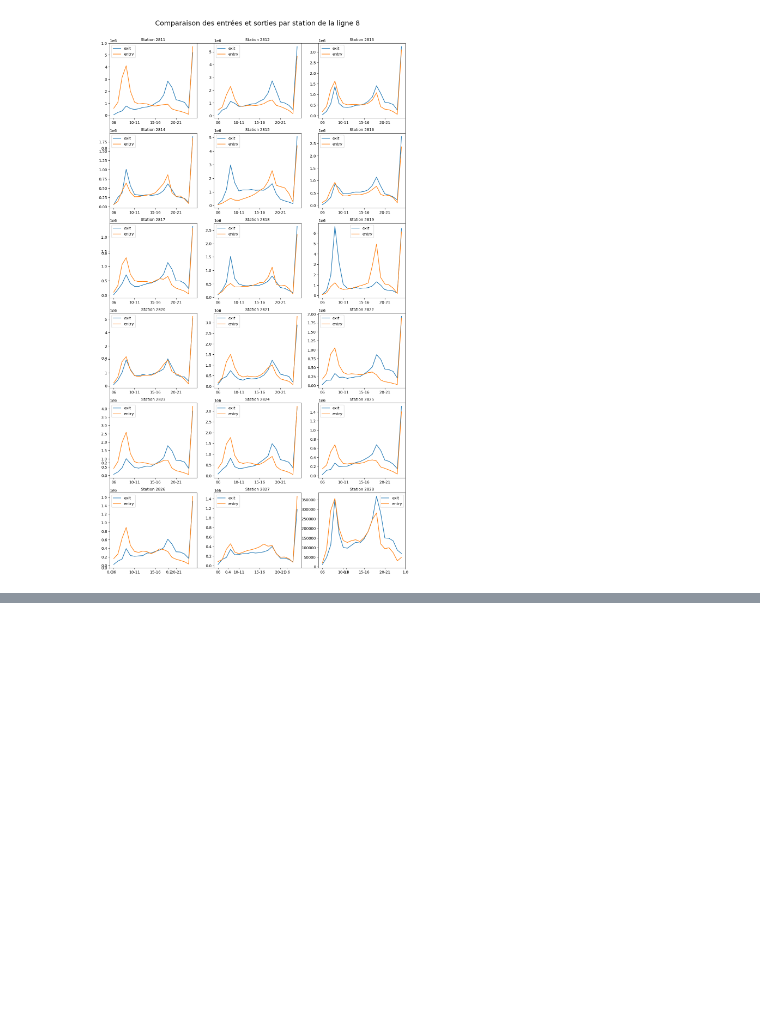
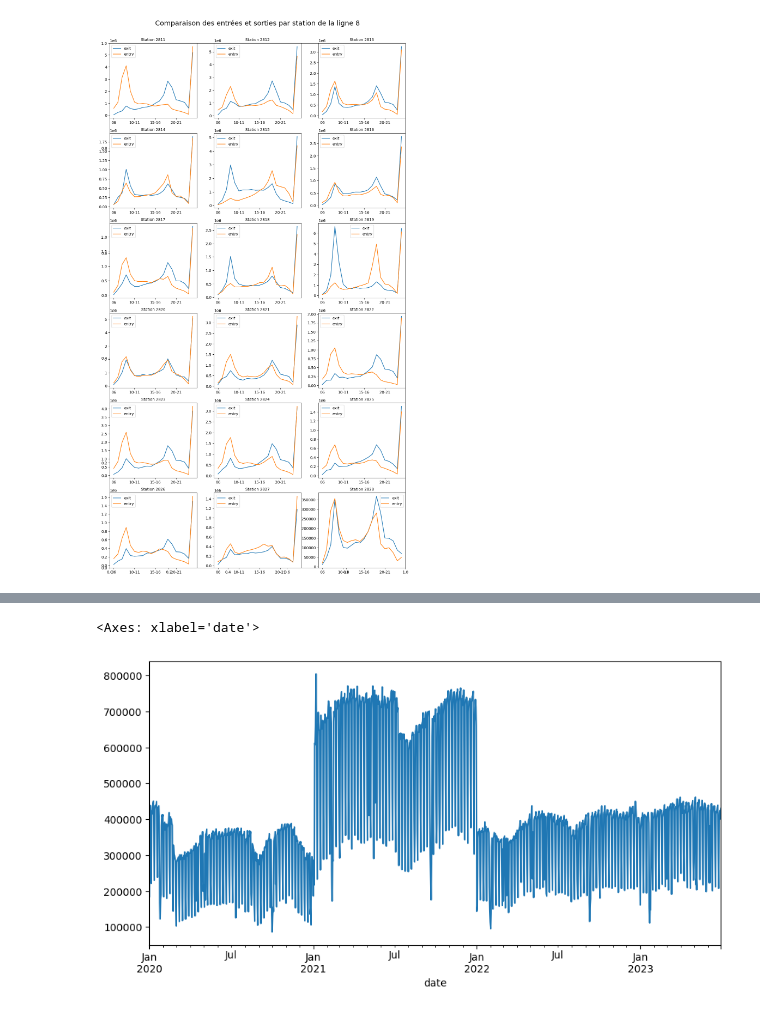
Before and after one commit to Arizona3000/metro_seoul, a Jupyter notebook: notebooks/exploration.ipynb, the cells around one changed output, grey strips where cells are left out. Drawn from its saved outputs; the diff is of its cells as text; code cells hidden in the pictures; blank space fills up the shorter version.

```diff
--- a/notebooks/exploration.ipynb
+++ b/notebooks/exploration.ipynb
@@ -142,0 +171,7 @@ for i in exits.index:
+# %%
+#sum of all columns from 6am to 12am, to compute global affluence
+data_8['sum'] = data_8.iloc[:,3:].sum(axis=1)
+# %%
+#keeping only useful columns
+data_8_daily = data_8[['station_number', 'entry/exit', 'sum']]
+data_8_daily
@@ -142,0 +193,15 @@ for i in exits.index:
+# %%
+#filtering entry/exit
+# I assume the sum is the same, global affluence should be the same
+data_8_daily_entry = data_8_daily[data_8_daily['entry/exit'] == 'entry']
+data_8_daily_exit = data_8_daily[data_8_daily['entry/exit'] == 'exit' ]
+# %%
+#groupping by day and summing
+data_8_daily_entry = data_8_daily_entry.groupby(by='date').sum().drop(columns='entry/exit')
+# %%
+#plotting daily entries
+plt.figure(figsize=(10,5))
+data_8_daily_entry['sum'].plot(kind='line')
+# %% [output]
+<Axes: xlabel='date'>
+[figure, added]
```
Also changed, not shown: parts of 16 cells of this notebook.
